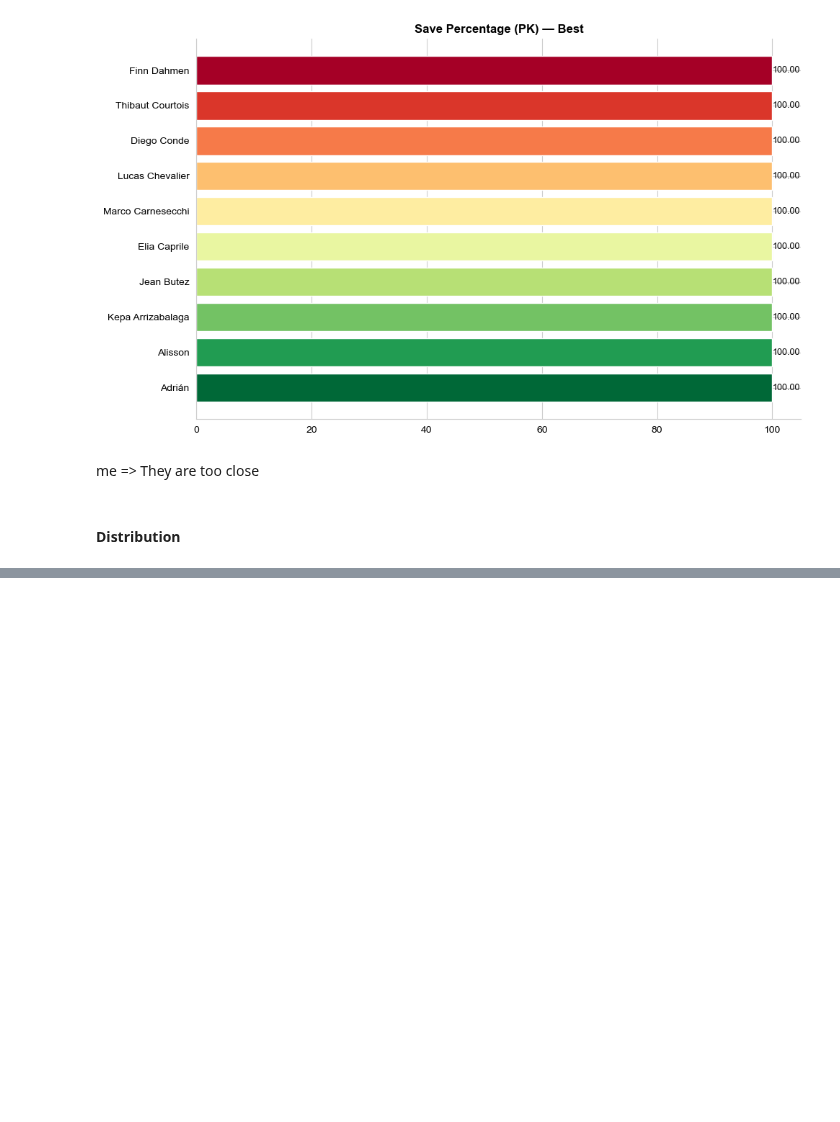
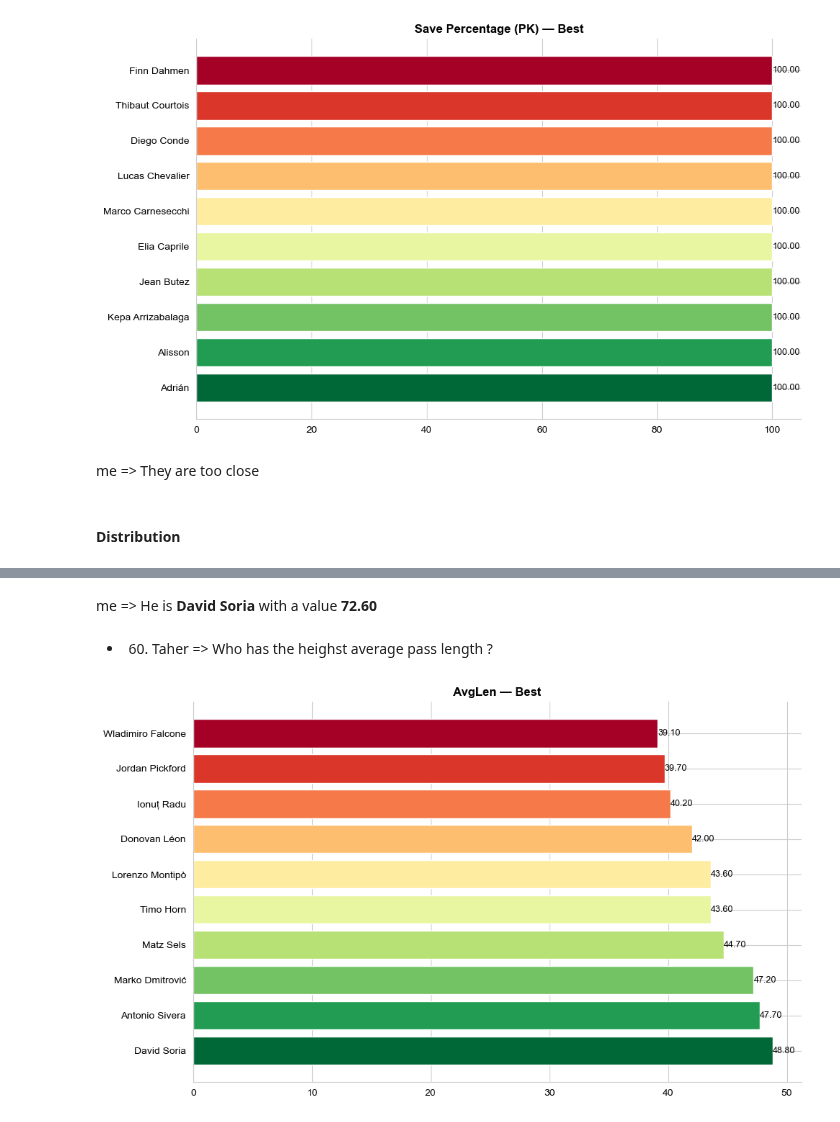
Before and after one commit to MoustafaMohamedMahmoud/Football, a Jupyter notebook: Football_Python_Notebook.ipynb, the cells around one changed output, grey strips where cells are left out. Saved outputs shown, nothing was run; the diff lists cells and outputs as text; code cells hidden in the pictures; blank space fills up the shorter version.

```diff
--- a/Football_Python_Notebook.ipynb
+++ b/Football_Python_Notebook.ipynb
@@ -1274,0 +1273,8 @@ me => They are too close
+# %% [markdown]
+me => He is **David Soria** with a value **72.60**
+# %% [markdown]
+- 60. Taher => Who has the heighst average pass length ?
+# %%
+Print_Player_Bar_Chart_Best('AvgLen', goalkeepers)
+# %% [output]
+[figure, added]
```
Also changed, not shown: parts of 34 cells of this notebook.
